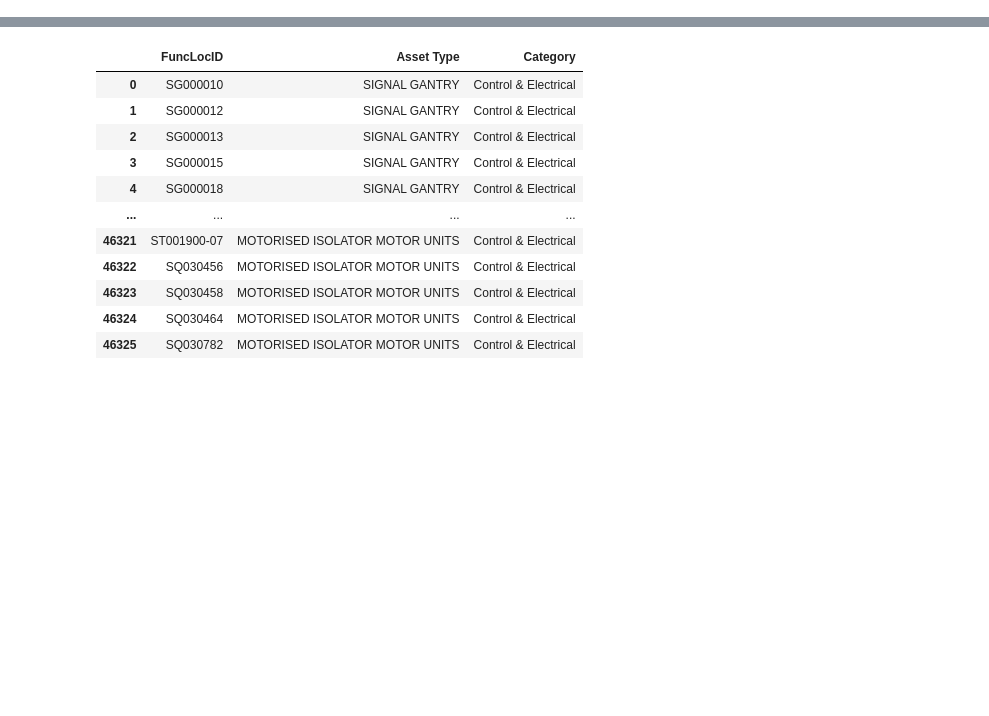
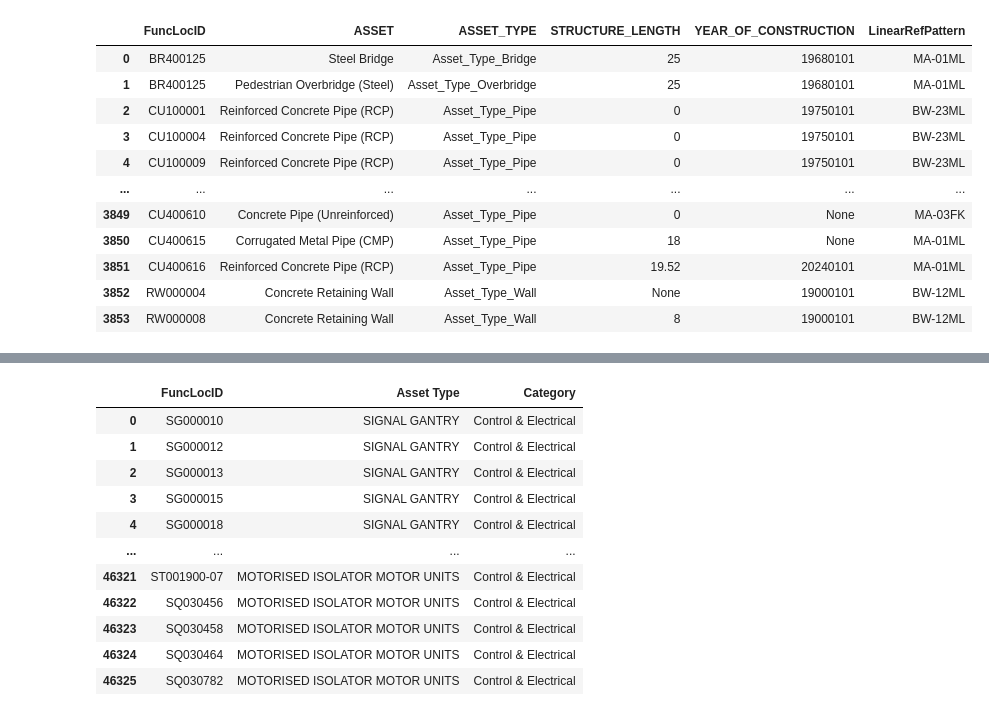
Before and after one commit to NguyenQuangHuy1305/aurizon, a Jupyter notebook: ipynb/AssetRenewal/AssetRenewalCostByAssetType - WO based.ipynb, the cells around one changed output, grey strips where cells are left out. Cells and saved outputs as stored; diff of their text form; code cells hidden in the pictures; blank space fills up the shorter version.

```diff
--- a/ipynb/AssetRenewal/AssetRenewalCostByAssetType - WO based.ipynb
+++ b/ipynb/AssetRenewal/AssetRenewalCostByAssetType - WO based.ipynb
@@ -57,0 +119,99 @@ df1
+# %%
+# Getting all FLOC from [vw_Dim_FunctionalLocation] where CompanyCode = 5000 -> df2_no_length
+sql_query = """
+	-- Converting Civil Structures Asset Renewal from Python to SQL
+	WITH DF1 AS(
+		SELECT [FuncLocID]
+			,[STRUCTURE_LENGTH]
+			,[YEAR_OF_CONSTRUCTION]
+			,[LinearRefPattern]
+			,(CASE
+					WHEN [ASSET_CLASS_TYPE] = 'BRIDGE' AND [SPAN_MATERIAL] = 'STEEL' THEN 'Steel Bridge'
+					WHEN [ASSET_CLASS_TYPE] = 'BRIDGE' AND [SPAN_MATERIAL] = 'TIMBER' THEN 'Timber Bridge'
+					ELSE NULL
+				END) AS [Asset_Type_Bridge]
+			,(CASE
+					WHEN [STRUCTURE_TYPE] = 'REINFORCED CONCRETE BOXCULVERT' AND CAST(SUBSTRING(CAST([YEAR_OF_CONSTRUCTION] AS VARCHAR), 1, 4) AS FLOAT) < 2000 THEN 'Reinforced Concrete Box Culvert (RCBC) prior to year 2000'
+					WHEN [STRUCTURE_TYPE] = 'REINFORCED CONCRETE BOXCULVERT' AND CAST(SUBSTRING(CAST([YEAR_OF_CONSTRUCTION] AS VARCHAR), 1, 4) AS FLOAT) >= 2000 THEN 'Reinforced Concrete Box Culvert (RCBC) designed to AS1597'
+					ELSE NULL
+				END) AS Asset_Type_Boxculvert
+			,(CASE
+					WHEN [STRUCTURE_TYPE] = 'REINFORCED PIPE CULVERT' THEN 'Reinforced Concrete Pipe (RCP)'
+					WHEN [STRUCTURE_TYPE] = 'CORRUGATED METAL PIPE' THEN 'Corrugated Metal Pipe (CMP)'
+					WHEN [STRUCTURE_TYPE] != 'REINFORCED PIPE CULVERT' AND [SPAN_TYPE] = 'PIPE CULVERT' AND SPAN_MATERIAL LIKE '%CONCRETE%' THEN 'Concrete Pipe (Unreinforced)'
+					ELSE NULL
+				END) AS [Asset_Type_Pipe]
+			,(CASE
+					WHEN [SPAN_MATERIAL] = 'CAST-IN-SITU CONCRETE' THEN 'Concrete In situ Arch'
+					ELSE NULL
+				END) AS [Asset_Type_Arch]
+			,(CASE
+					WHEN [FuncLocID] LIKE 'RW%' THEN 'Concrete Retaining Wall'
+					ELSE NULL
+				END) AS [Asset_Type_Wall]
+			,(CASE
+					WHEN SPAN_MATERIAL = 'STEEL' AND STRUCTURE_USAGE = 'PEDESTRIAN' AND TechnicalObjectTypeDesc = 'Bridges' THEN 'Pedestrian Overbridge (Steel)'
+					ELSE NULL
+				END) AS [Asset_Type_Overbridge]
+		FROM [myANALYTICS_SP].[bronze.batch.belowrail.asset.civil.structure.ringfenced].[vw_FLOCStructure]
+		WHERE 1=1
+		AND [UserStatusDesc]  = 'In Service'
+	),
+
+	DF2 AS(
+		SELECT [FuncLocID]
+			,[ASSET]
+			,[ASSET_TYPE]
+			,[STRUCTURE_LENGTH]
+			,[YEAR_OF_CONSTRUCTION]
+			,[LinearRefPattern]
+		FROM
+		(SELECT [FuncLocID]
+				,[STRUCTURE_LENGTH]
+				,[YEAR_OF_CONSTRUCTION]
+				,[LinearRefPattern]
+				,CAST([Asset_Type_Bridge] AS VARCHAR(100)) AS [Asset_Type_Bridge]
+				,CAST([Asset_Type_Boxculvert] AS VARCHAR(100)) AS [Asset_Type_Boxculvert]
+				,CAST([Asset_Type_Pipe] AS VARCHAR(100)) AS [Asset_Type_Pipe]
+				,CAST([Asset_Type_Arch] AS VARCHAR(100)) AS [Asset_Type_Arch]
+				,CAST([Asset_Type_Wall] AS VARCHAR(100)) AS [Asset_Type_Wall]
+				,CAST([Asset_Type_Overbridge] AS VARCHAR(100)) AS [Asset_Type_Overbridge]
+			FROM DF1) D
+		UNPIVOT
+			(ASSET FOR ASSET_TYPE IN
+				([Asset_Type_Bridge]
+				,[Asset_Type_Boxculvert]
+				,[Asset_Type_Pipe]
+				,[Asset_Type_Arch]
+				,[Asset_Type_Wall]
+				,[Asset_Type_Overbridge])
+			) AS unpvt
+	)
+
+	SELECT * FROM DF2
+"""
+
+# Define your server name
+server_name = 'myanalytics.aurizon.com.au'
+
+# Establish a connection using Windows Authentication
+conn = pyodbc.connect('DRIVER={SQL Server};SERVER=' + server_name + ';Trusted_Connection=yes;')
+
+# Execute the SQL query and load the result into a pandas DataFrame
+all_floc = pd.read_sql_query(sql_query, conn)
+
+# Display the DataFrame
+all_floc
+# %% [output]
+|  | FuncLocID | ASSET | ASSET_TYPE | STRUCTURE_LENGTH | YEAR_OF_CONSTRUCTION | LinearRefPattern |
+| 0 | BR400125 | Steel Bridge | Asset_Type_Bridge | 25 | 19680101 | MA-01ML |
+| 1 | BR400125 | Pedestrian Overbridge (Steel) | Asset_Type_Overbridge | 25 | 19680101 | MA-01ML |
+| 2 | CU100001 | Reinforced Concrete Pipe (RCP) | Asset_Type_Pipe | 0 | 19750101 | BW-23ML |
+| 3 | CU100004 | Reinforced Concrete Pipe (RCP) | Asset_Type_Pipe | 0 | 19750101 | BW-23ML |
+| 4 | CU100009 | Reinforced Concrete Pipe (RCP) | Asset_Type_Pipe | 0 | 19750101 | BW-23ML |
+| ... | ... | ... | ... | ... | ... | ... |
+| 3849 | CU400610 | Concrete Pipe (Unreinforced) | Asset_Type_Pipe | 0 | None | MA-03FK |
+| 3850 | CU400615 | Corrugated Metal Pipe (CMP) | Asset_Type_Pipe | 18 | None | MA-01ML |
+| 3851 | CU400616 | Reinforced Concrete Pipe (RCP) | Asset_Type_Pipe | 19.52 | 20240101 | MA-01ML |
+| 3852 | RW000004 | Concrete Retaining Wall | Asset_Type_Wall | None | 19000101 | BW-12ML |
+| 3853 | RW000008 | Concrete Retaining Wall | Asset_Type_Wall | 8 | 19000101 | BW-12ML |
```
Also changed, not shown: parts of 16 cells of this notebook, 20 other files.
